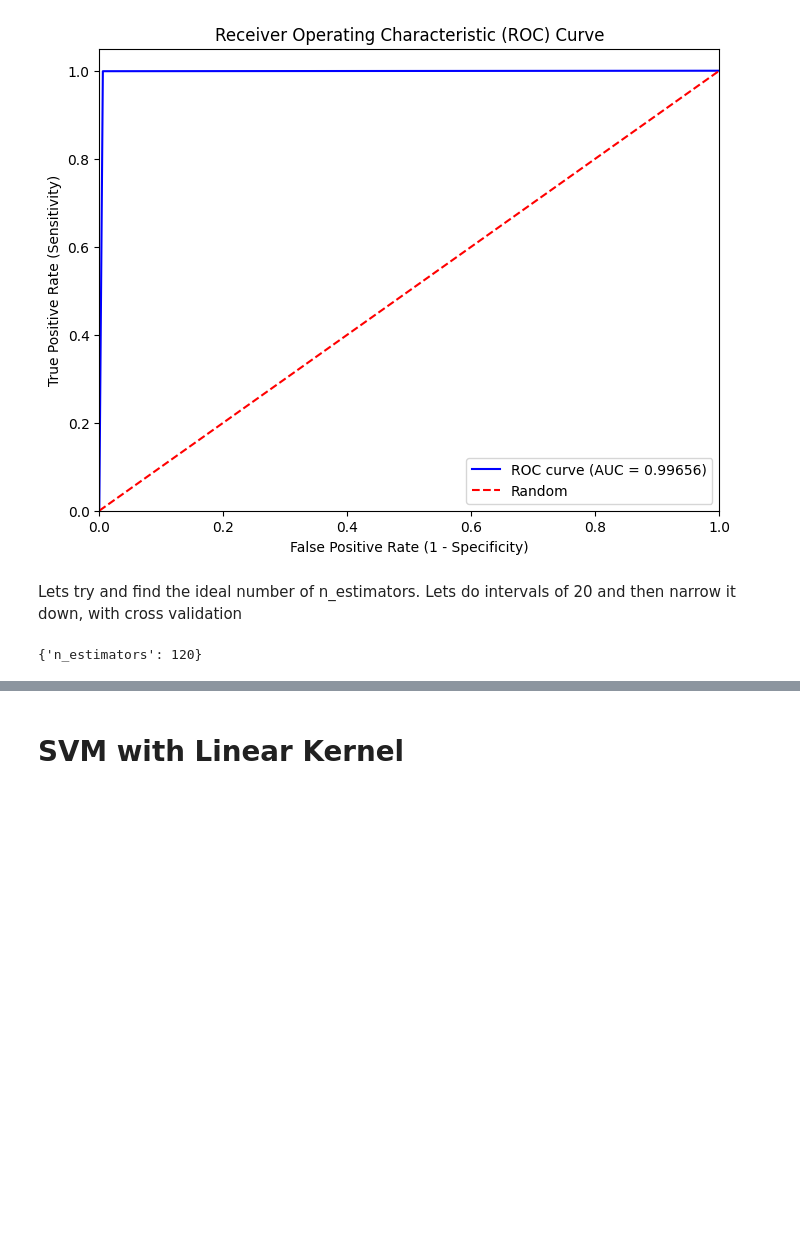
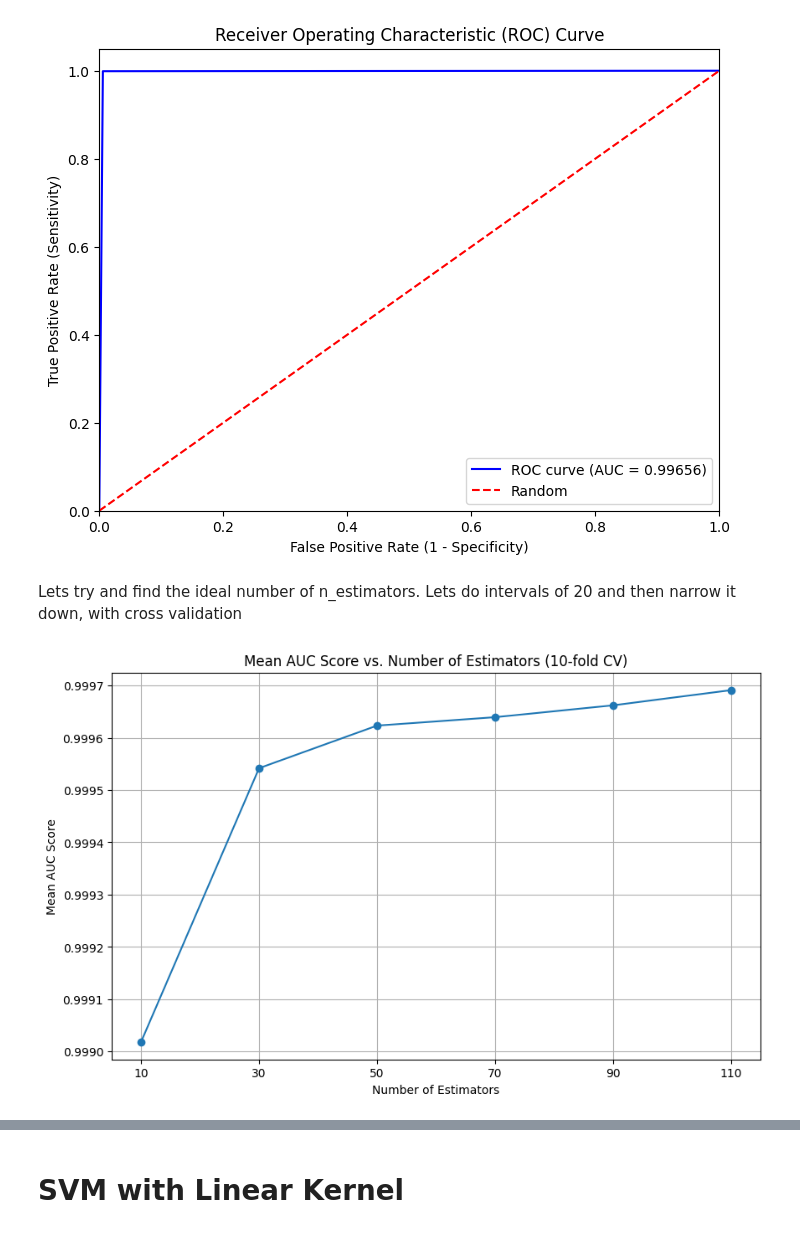
Before and after one commit to JaySachar/MSE413-ML, a Jupyter notebook: Project/main.ipynb, the cells around one changed output, grey strips where cells are left out. Saved outputs shown, nothing was run; the diff lists cells and outputs as text; code cells hidden in the pictures; blank space fills up the shorter version.

```diff
--- a/Project/main.ipynb
+++ b/Project/main.ipynb
@@ -618,15 +658,16 @@ Lets try and find the ideal number of n_estimators. Lets do intervals of 20 and
 # %%
 param_grid_RF = {
 'n_estimators': [10, 30, 50, 70, 90, 110]
 }
+plot_auc_vs_estimators_RF(X_train, Y_train, param_grid, RandomForestClassifier,10, True)
 
-grid_search_RF_classifier = GridSearchCV(estimator=RandomForestClassifier(bootstrap=False), param_grid=param_grid_RF, cv=5, scoring=make_scorer(custom_scorer, greater_is_better=True))
+#grid_search_RF_classifier = GridSearchCV(estimator=RandomForestClassifier(bootstrap=False), param_grid=param_grid_RF, cv=5, scoring=make_scorer(custom_scorer, greater_is_better=True))
 
-grid_search_RF_classifier.fit(X_train, Y_train)
+#grid_search_RF_classifier.fit(X_train, Y_train)
 
-grid_search_RF_classifier.best_params_
+#grid_search_RF_classifier.best_params_
 # %% [output]
-{'n_estimators': 120}
+[figure, added]
 # %%
 from sklearn.model_selection import GridSearchCV
 base_RF_classifier = RandomForestClassifier(bootstrap=True)
```
Also changed, not shown: parts of 19 cells of this notebook.
